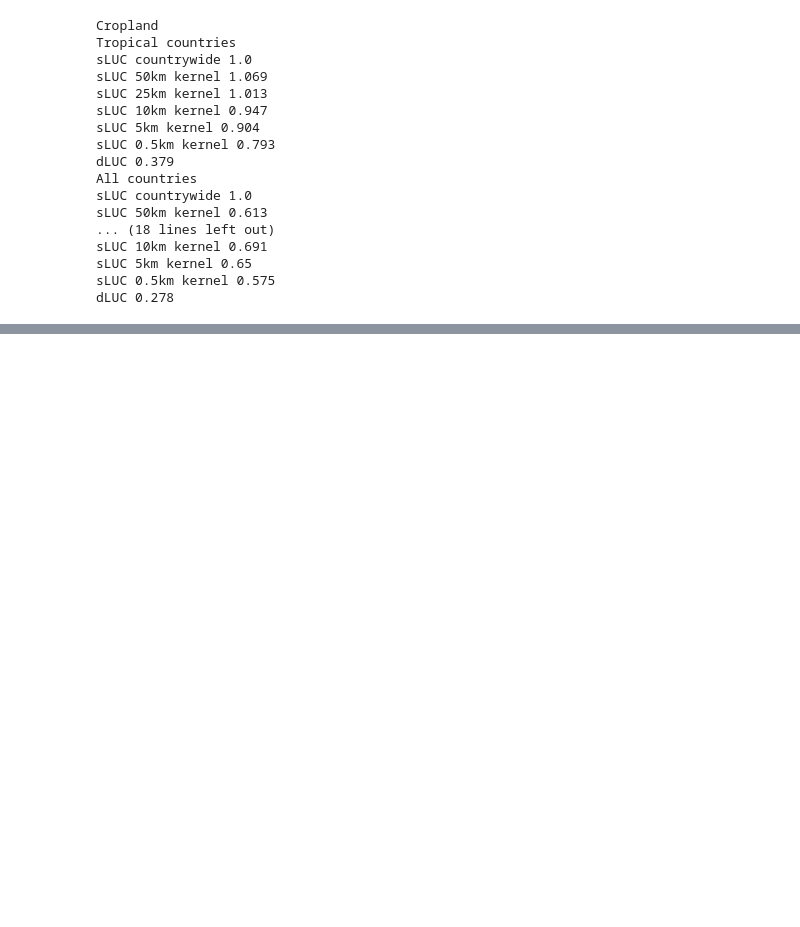
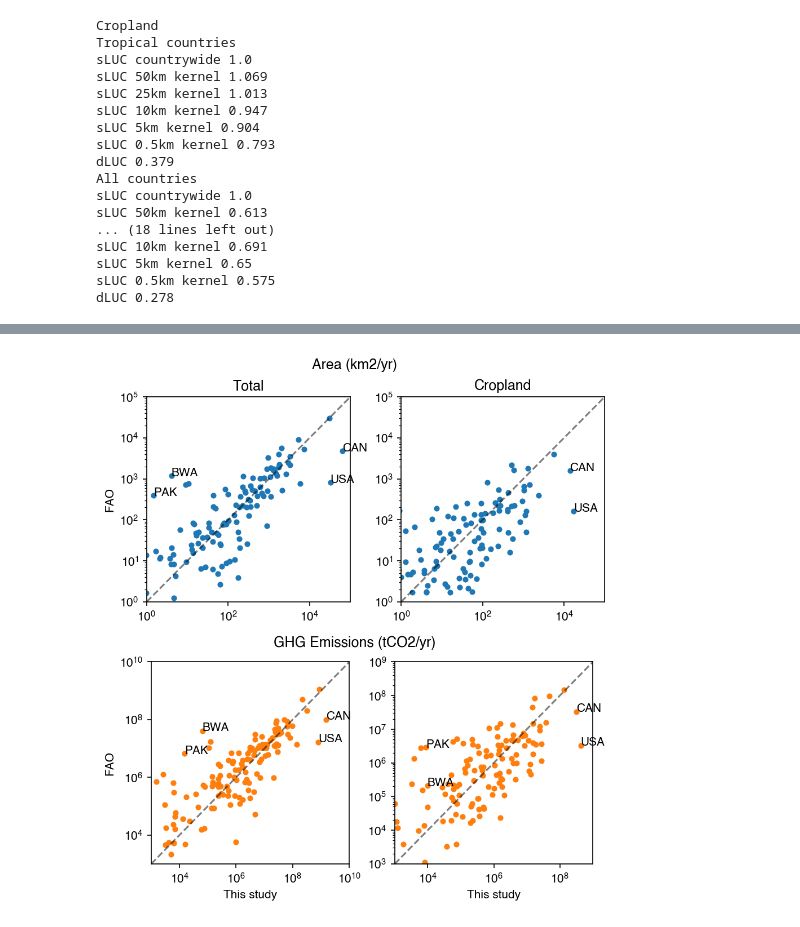
Before and after one commit to Vizzuality/lg-landscape-indicators-processing, a Jupyter notebook: notebooks/country_comparison_charts.ipynb, the cells around one changed output, grey strips where cells are left out. Saved outputs shown, nothing was run; the diff lists cells and outputs as text; code cells hidden in the pictures; blank space fills up the shorter version.

Commit message:
update validation figure

```diff
--- a/notebooks/country_comparison_charts.ipynb
+++ b/notebooks/country_comparison_charts.ipynb
@@ -123,7 +123,7 @@ all_fao.head()
 # %%
 c = country_df.drop(211)
 c.GAUL = c.GAUL.astype(float)
-c = c.filter(["GAUL", "CLDR display name", "Sub-region Name", "M49"])
+c = c.filter(["GAUL", "CLDR display name", "Sub-region Name", "M49", "ISO3166-1-Alpha-3"])
 c.rename(columns={"CLDR display name": "country_name", "Sub-region Name": "region"}, inplace=True)
 
 all_stats = (
@@ -246,7 +246,8 @@ REGION_LIST = [
     "Melanesia",
     "Micronesia",  #'Central Asia'
 ]
-all_stats_trop = all_stats[all_stats.region.isin(REGION_LIST)]
+all_stats["tropical"] = all_stats.region.isin(REGION_LIST)
+all_stats_trop = all_stats[all_stats["tropical"]]
 all_stats_trop.sort_values(SORT_COL, ascending=False).head(N).filter(cols.keys()).rename(
     columns=cols
 ).plot.bar(x="Country", title=title)
@@ -689,3 +618,73 @@ plt.show()
+# %%
+lbl_countries = ["Canada", "US", "Botswana", "Pakistan"]
+
+all_vars = [
+    {
+        "deforest": "This study",
+        "fao_forestloss": "FAO",
+    },
+    {
+        "cropland_deforest_by_human_lu_50km_1000m": "This study",
+        "sluc_fao_cropland": "FAO",
+    },
+    {
+        "deforest_carbon": "This study",
+        "fao_emissions": "FAO",
+    },
+    {
+        "cropland_deforest_carbon_by_human_lu_50km_1000m": "This study",
+        "sluc_emissions_fao_cropland": "FAO",
+    },
+]
+
+lims = [[1, 1e5], [1, 1e5], [1e3, 1e10], [1e3, 1e9]]
+
+fig = plt.figure(figsize=(6, 6.5), dpi=150, layout="constrained")
+subfigs = fig.subfigures(2, 1)
+_axs0 = subfigs[0].subplots(1, 2)
+subfigs[0].suptitle("Area (km2/yr)")
+_axs1 = subfigs[1].subplots(1, 2)
+subfigs[1].suptitle("GHG Emissions (tCO2/yr)")
+axs = np.concatenate([_axs0, _axs1])
+for i in range(4):
+    ax = axs[i]
+    vars = all_vars[i]
+    lim = lims[i]
+    ax.plot(lim, lim, color="k", linestyle="--", alpha=0.5)
+
+    x = list(vars.keys())[0]
+    y = list(vars.keys())[1]
+    color = "tab:blue"
+    if i > 1:
+        color = "tab:orange"
+
+    # all_stats_f.filter(vars.keys()).rename(columns=vars).
+    ax.scatter(x=all_stats_f[x], y=all_stats_f[y], color=color, s=15)
+    ax.set_xlim(lim)
+    ax.set_ylim(lim)
+    ax.set_yscale("log")
+    ax.set_xscale("log")
+    if i == 0:
+        ax.set_title("Total")
+        ax.set_ylabel("FAO")
+    elif i == 1:
+        ax.set_title("Cropland")
+    elif i == 2:
+        ax.set_ylabel("FAO")
+        ax.set_xlabel("This study")
+    elif i == 3:
+        ax.set_xlabel("This study")
+
+    for c in lbl_countries:
+        i = all_stats_f[all_stats_f["country_name"] == c].index[0]
+        txt = all_stats_f["ISO3166-1-Alpha-3"][i]
+        _x = all_stats_f[x][i]
+        _y = all_stats_f[y][i]
+        ax.annotate(txt, (_x, _y), fontsize=10)
+
+plt.show()
+# %% [output]
+[figure, added]
 # %%
 # TROPICAL
 print("TROPICAL COUNTRIES", all_stats_trop_f["fao_forestloss"].count())
```
Also changed, not shown: parts of 7 cells of this notebook, 1 other file.
